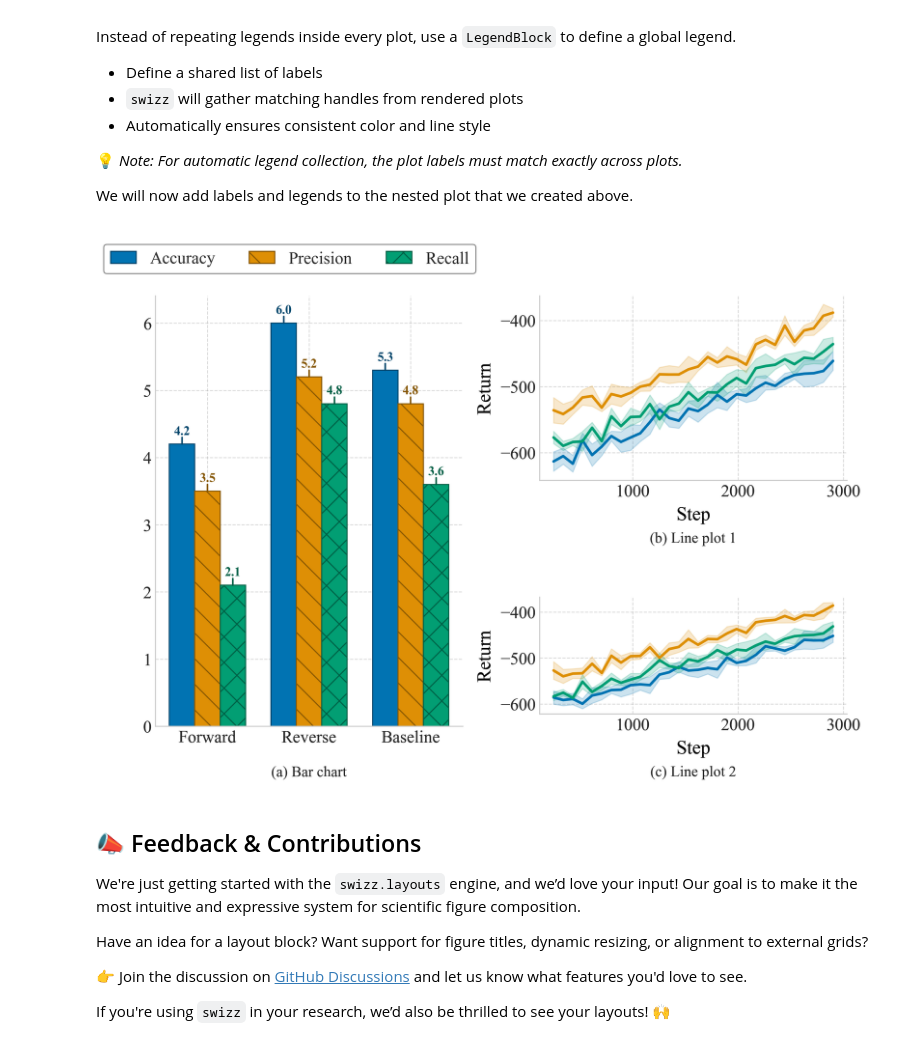
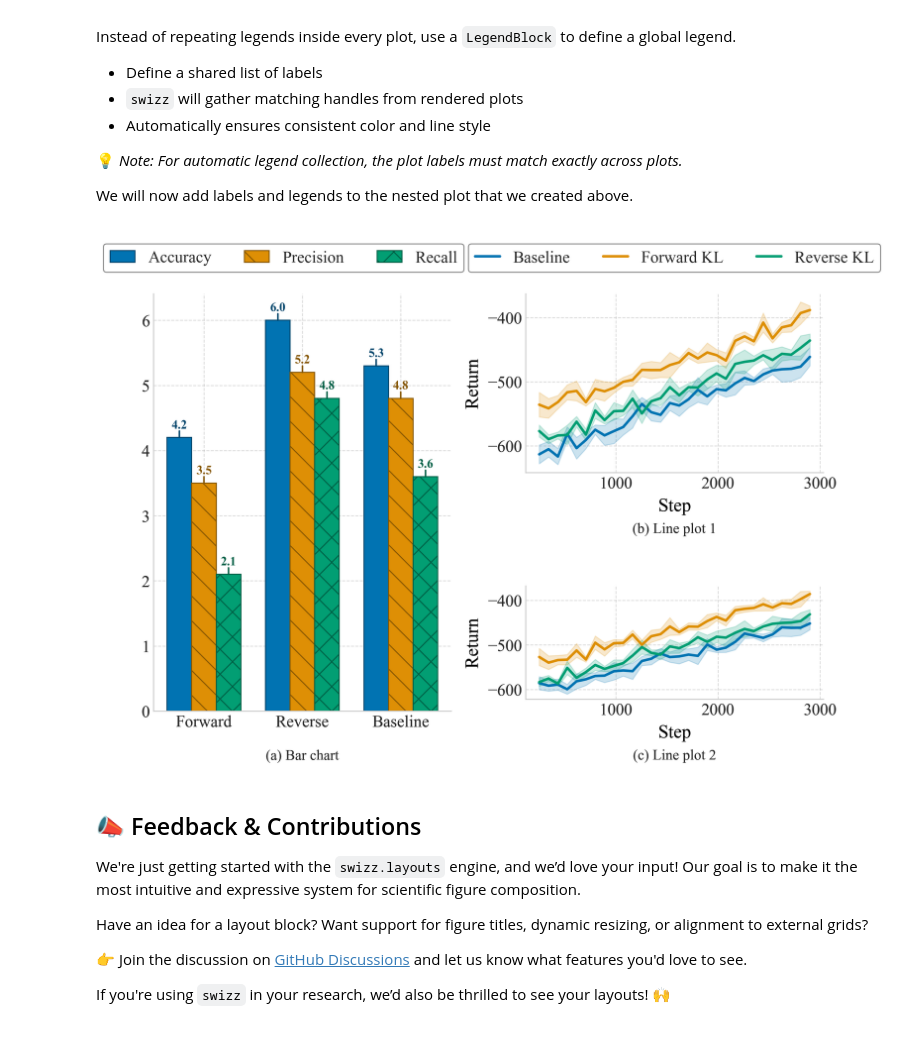
Before and after one commit to lars-quaedvlieg/paperviz, a Jupyter notebook: docs/layout/index.ipynb, the cells around one changed output. Drawn from its saved outputs; the diff is of its cells as text; code cells hidden in the pictures.

```diff
--- a/docs/layout/index.ipynb
+++ b/docs/layout/index.ipynb
@@ -79,8 +79,9 @@ plot1 = PlotBlock("multiple_std_lines_df", fixed_width=0.3, fixed_height=0.3, kw
     "xlabel": "Step",
     "ylabel": "Return",
     "label_map": {
-        "run_a": "Forward KL",
-        "run_b": "Reverse KL",
+        "forward-method": "Forward KL",
+        "reverse-method": "Reverse KL",
+        "baseline": "Baseline",
     },
     "legend_loc": None,  # suppress in individual plots
 })
@@ -94,8 +95,9 @@ plot2 = PlotBlock("multiple_std_lines_df", kwargs={
     "xlabel": "Step",
     "ylabel": "Return",
     "label_map": {
-        "run_a": "Forward KL",
-        "run_b": "Reverse KL",
+        "forward-method": "Forward KL",
+        "reverse-method": "Reverse KL",
+        "baseline": "Baseline",
     },
     "legend_loc": None,
 })
@@ -181,29 +183,30 @@ We will now add labels and legends to the nested plot that we created above.
 # %%
 from swizz.layouts.blocks import LegendBlock, Label
 
 nested_layout = Col([
     Row([
         LegendBlock(labels=["Accuracy", "Precision", "Recall"], ncol=3, fixed_width=0.35),
-        LegendBlock(labels=["Forward KL", "Reverse KL"], ncol=2)
+        LegendBlock(labels=["Forward KL", "Reverse KL", "Baseline"], ncol=3)
     ], fixed_height=0.08, spacing=0.15),
     Row([
         Col([
             plot3,
             Label("(a) Bar chart",  align="center", fixed_height=0.05),
         ]),
         Col([
             plot1,
             Label("(b) Line plot 1",  align="center", fixed_height=0.05),
             plot2,
             Label("(c) Line plot 2",  align="center", fixed_height=0.05)
         ], spacing=0.07)
     ], spacing=0.1),
 ], spacing=0.02)
 
 fig = render_layout(nested_layout, figsize=(10, 8))
+plt.savefig("customlayout.pdf", bbox_inches='tight')
 plt.show()
 # %% [output]
-[figure, old version]
+[figure, new version]
 # %% [markdown]
 ## 📣 Feedback & Contributions
 We're just getting started with the `swizz.layouts` engine, and we’d love your input!
```
Also changed, not shown: 11 other files.
